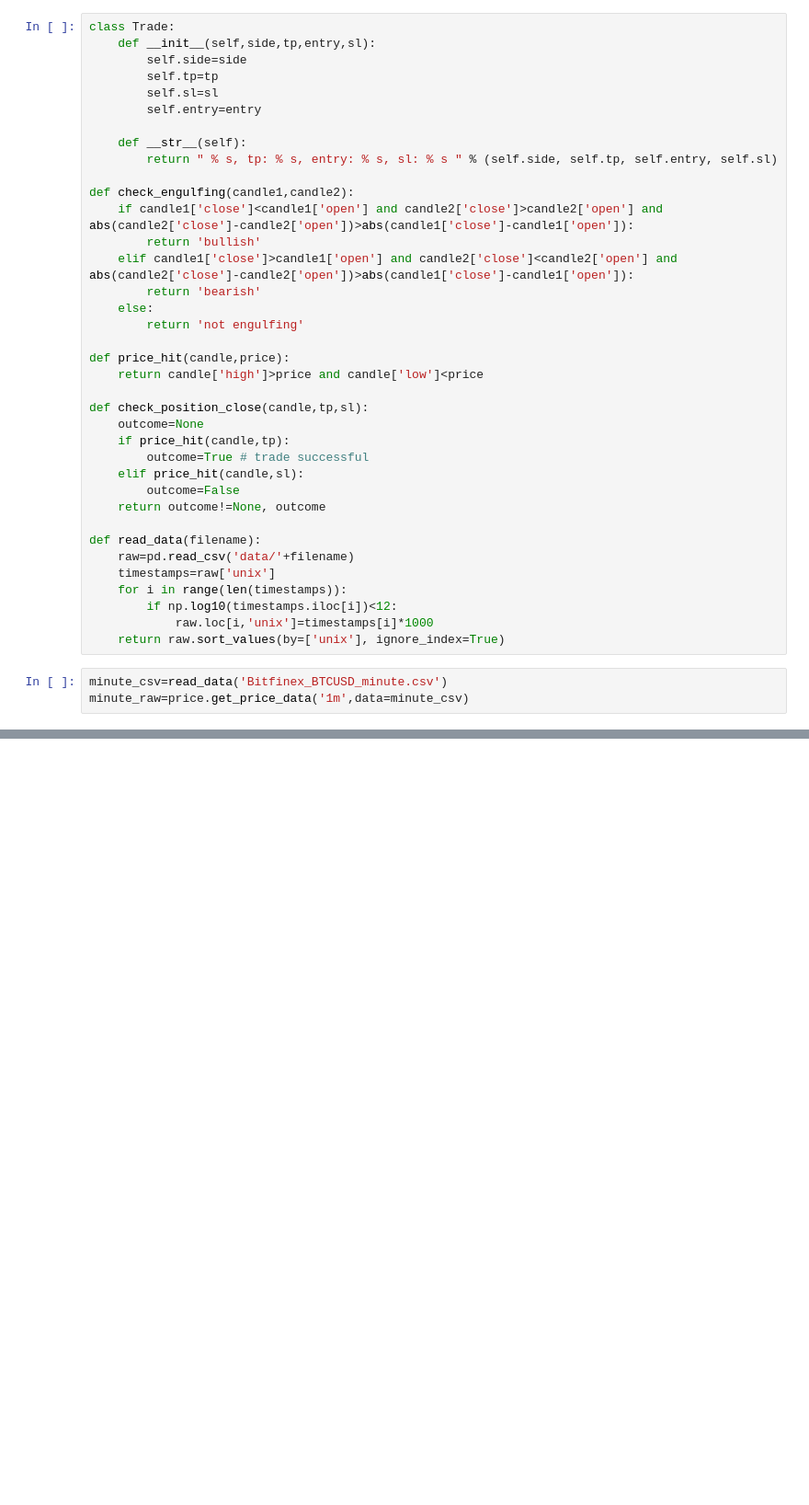
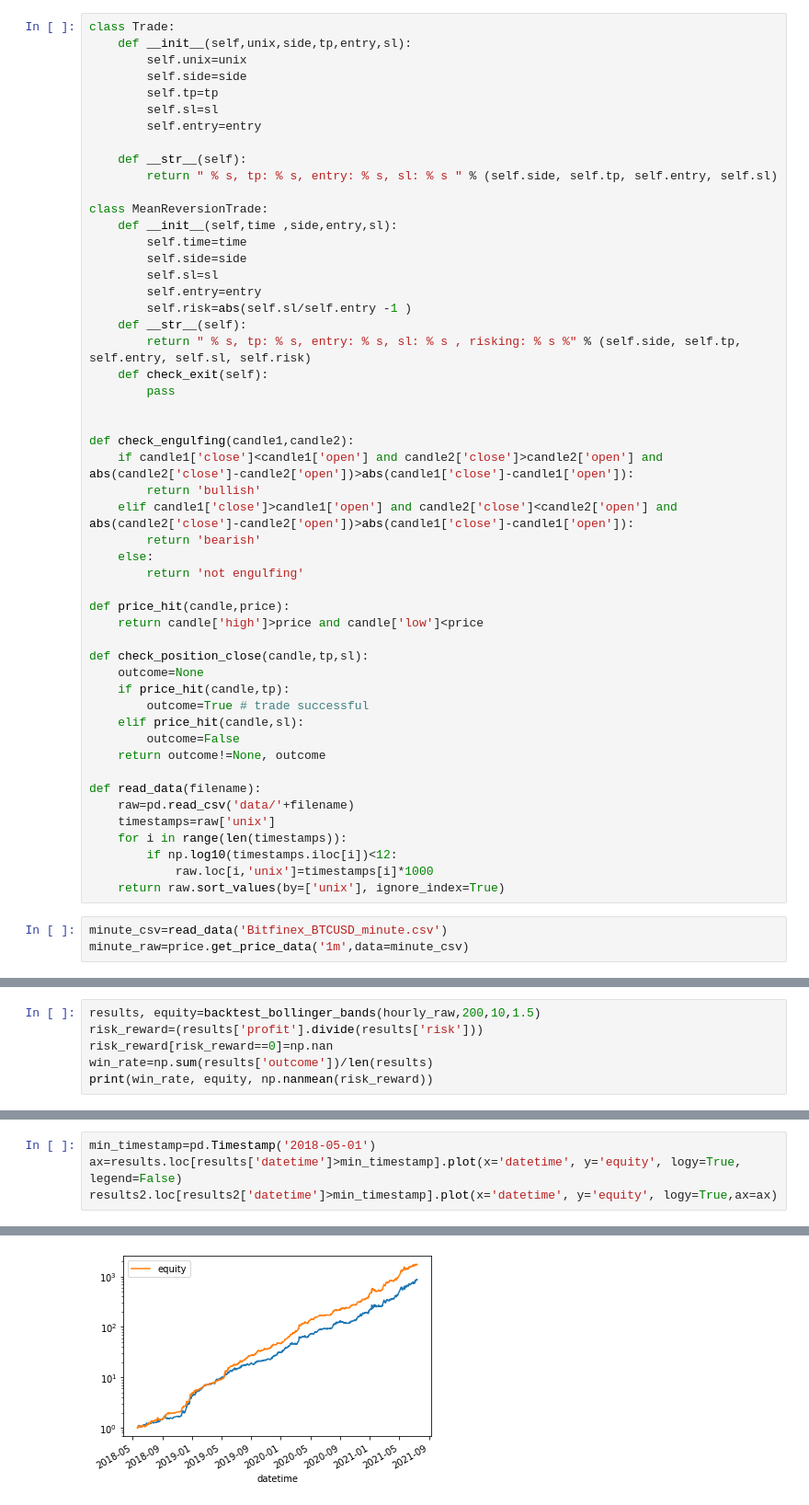
Before and after one commit to RDEvans31/saturn, a Jupyter notebook: Scalping tests.ipynb, the cells around one changed output, grey strips where cells are left out. Shown at 92% size. Cells and saved outputs as stored; diff of their text form; blank space fills up the shorter version.

Commit message:
Starting mean reversion bot

```diff
--- a/Scalping tests.ipynb
+++ b/Scalping tests.ipynb
@@ -10,7 +10,8 @@ Loading BokehJS ...
 [interactive output not drawn]
 # %%
 class Trade:
-    def __init__(self,side,tp,entry,sl):
+    def __init__(self,unix,side,tp,entry,sl):
+        self.unix=unix
         self.side=side
         self.tp=tp
         self.sl=sl
@@ -18,6 +19,19 @@ class Trade:
 
     def __str__(self):
         return " % s, tp: % s, entry: % s, sl: % s " % (self.side, self.tp, self.entry, self.sl)
+
+class MeanReversionTrade:
+    def __init__(self,time ,side,entry,sl):
+        self.time=time
+        self.side=side
+        self.sl=sl
+        self.entry=entry
+        self.risk=abs(self.sl/self.entry -1 )
+    def __str__(self):
+        return " % s, tp: % s, entry: % s, sl: % s , risking: % s %" % (self.side, self.tp, self.entry, self.sl, self.risk)
+    def check_exit(self):
+        pass
+
 
 def check_engulfing(candle1,candle2):
     if candle1['close']<candle1['open'] and candle2['close']>candle2['open'] and abs(candle2['close']-candle2['open'])>abs(candle1['close']-candle1['open']):
@@ -173,0 +232,6 @@ class EngulfingRsiEma(Strategy):
+# %%
+results, equity=backtest_bollinger_bands(hourly_raw,200,10,1.5)
+risk_reward=(results['profit'].divide(results['risk']))
+risk_reward[risk_reward==0]=np.nan
+win_rate=np.sum(results['outcome'])/len(results)
+print(win_rate, equity, np.nanmean(risk_reward))
@@ -173,0 +240,5 @@ class EngulfingRsiEma(Strategy):
+# %%
+min_timestamp=pd.Timestamp('2018-05-01')
+ax=results.loc[results['datetime']>min_timestamp].plot(x='datetime', y='equity', logy=True, legend=False)
+results2.loc[results2['datetime']>min_timestamp].plot(x='datetime', y='equity', logy=True,ax=ax)
+# %% [output]
@@ -173,0 +246 @@ class EngulfingRsiEma(Strategy):
+[figure, added]
```
Also changed, not shown: parts of 8 cells of this notebook, 4 other files.
